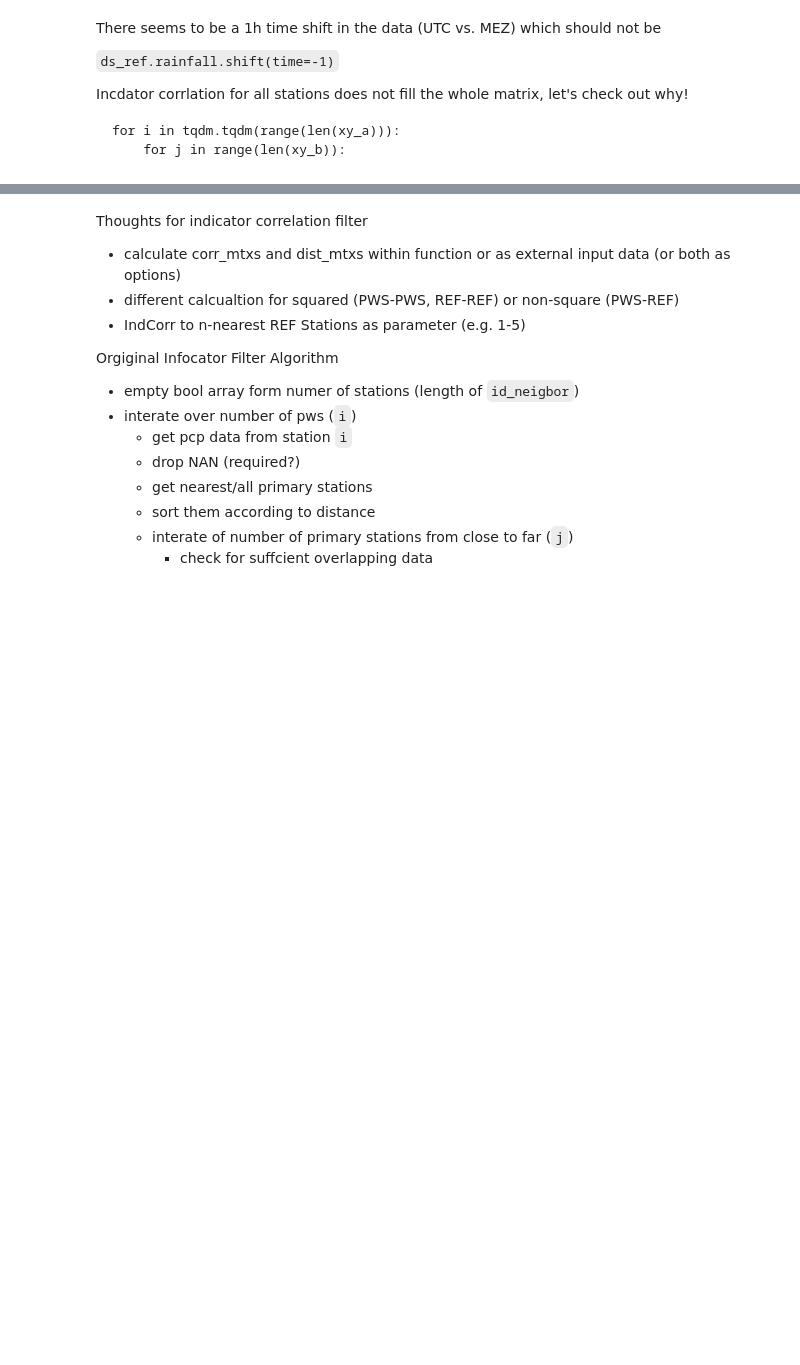
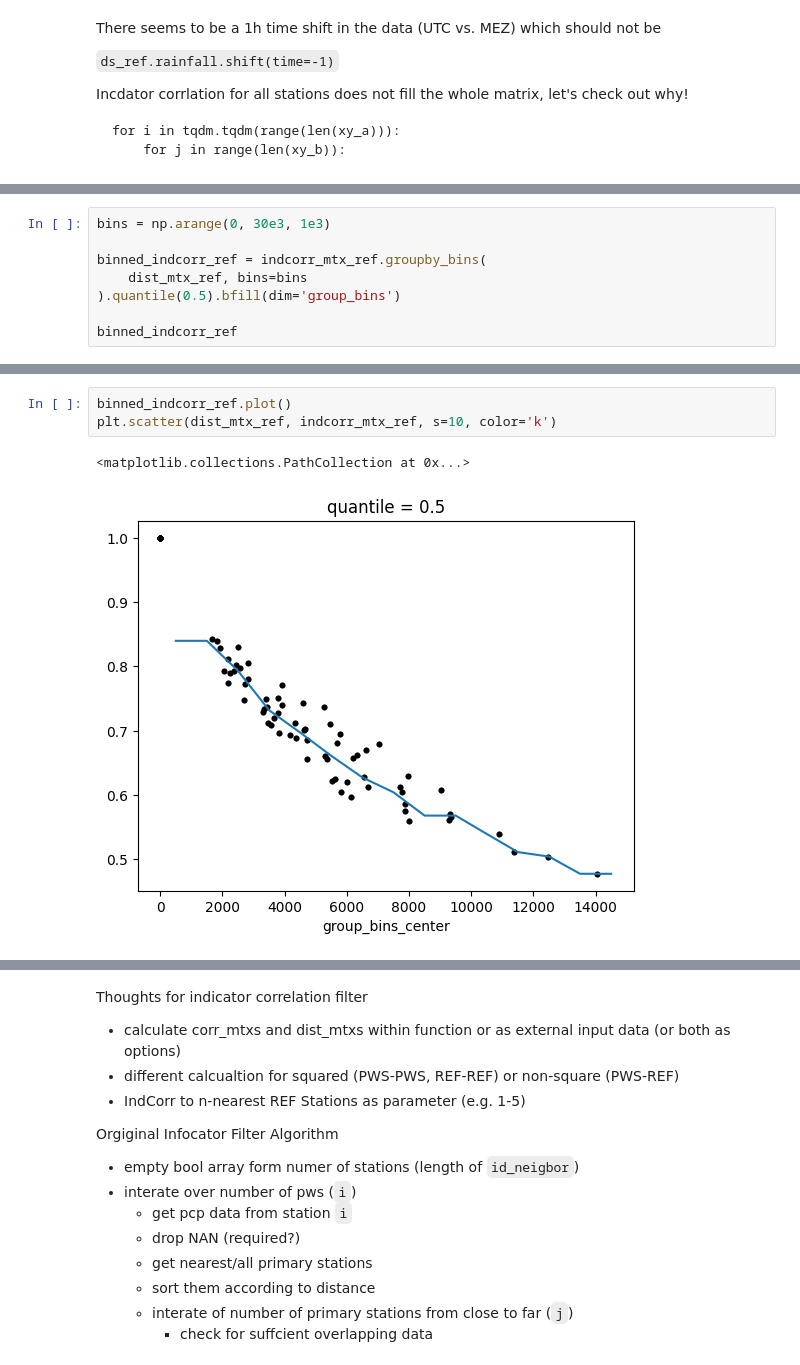
Before and after one commit to OpenSenseAction/pypwsqc, a Jupyter notebook: docs/notebooks/pwspyqc_dev_scratchpad.ipynb, the cells around one changed output, grey strips where cells are left out. Drawn from its saved outputs; the diff is of its cells as text; blank space fills up the shorter version.

```diff
--- a/docs/notebooks/pwspyqc_dev_scratchpad.ipynb
+++ b/docs/notebooks/pwspyqc_dev_scratchpad.ipynb
@@ -124,0 +201,8 @@ Incdator corrlation for all stations does not fill the whole matrix, let's check
+# %%
+bins = np.arange(0, 30e3, 1e3)
+
+binned_indcorr_ref = indcorr_mtx_ref.groupby_bins(
+    dist_mtx_ref, bins=bins
+).quantile(0.5).bfill(dim='group_bins')
+
+binned_indcorr_ref
@@ -124,0 +220,6 @@ Incdator corrlation for all stations does not fill the whole matrix, let's check
+# %%
+binned_indcorr_ref.plot()
+plt.scatter(dist_mtx_ref, indcorr_mtx_ref, s=10, color='k')
+# %% [output]
+<matplotlib.collections.PathCollection at 0x...>
+[figure, added]
```
Also changed, not shown: parts of 16 cells of this notebook, 1 other file.
